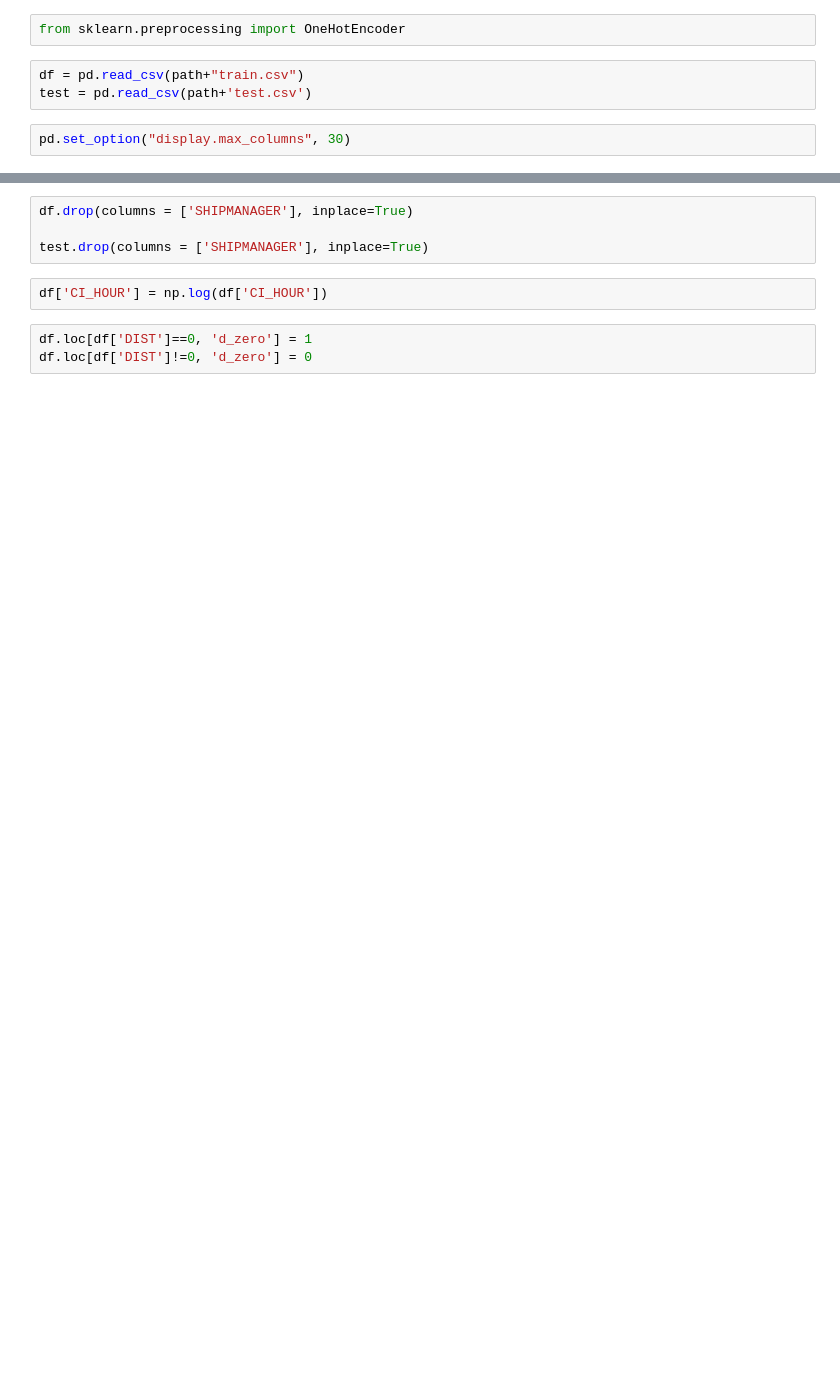
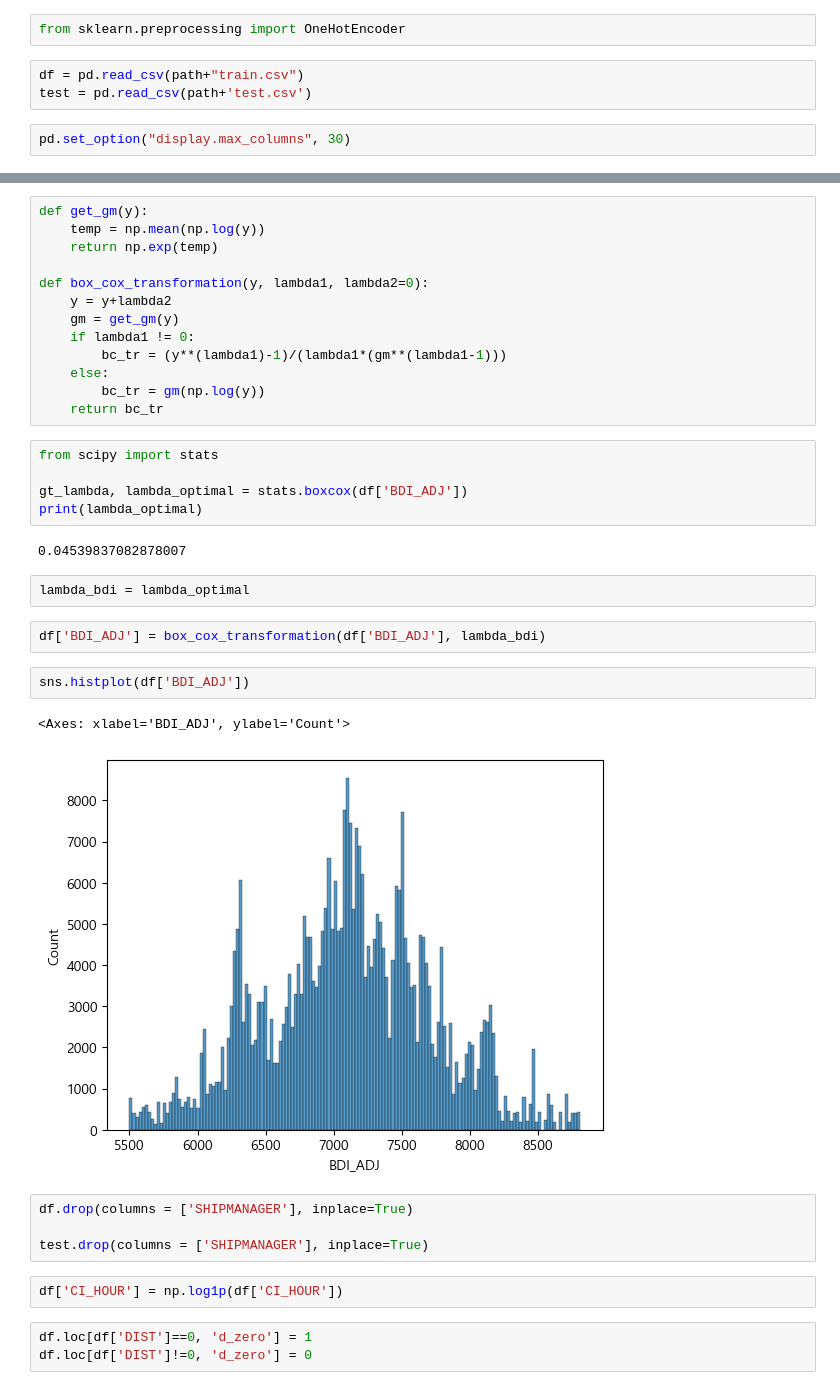
Before and after one commit to dohyeongkim97/dacon_HD, a Jupyter notebook: EDA&preprocessing/preprocessing.ipynb, the cells around one changed output, grey strips where cells are left out. Saved outputs shown, nothing was run; the diff lists cells and outputs as text; blank space fills up the shorter version.

```diff
--- a/EDA&preprocessing/preprocessing.ipynb
+++ b/EDA&preprocessing/preprocessing.ipynb
@@ -42,9 +46,38 @@ df
+# %%
+def get_gm(y):
+    temp = np.mean(np.log(y))
+    return np.exp(temp)
+
+def box_cox_transformation(y, lambda1, lambda2=0):
+    y = y+lambda2
+    gm = get_gm(y)
+    if lambda1 != 0:
+        bc_tr = (y**(lambda1)-1)/(lambda1*(gm**(lambda1-1)))
+    else:
+        bc_tr = gm(np.log(y))
+    return bc_tr
+# %%
+from scipy import stats
+
+gt_lambda, lambda_optimal = stats.boxcox(df['BDI_ADJ'])
+print(lambda_optimal)
+# %% [output]
+0.04539837082878007
+# %%
+lambda_bdi = lambda_optimal
+# %%
+df['BDI_ADJ'] = box_cox_transformation(df['BDI_ADJ'], lambda_bdi)
+# %%
+sns.histplot(df['BDI_ADJ'])
+# %% [output]
+<Axes: xlabel='BDI_ADJ', ylabel='Count'>
+[figure, added]
 # %%
 df.drop(columns = ['SHIPMANAGER'], inplace=True)
 
 test.drop(columns = ['SHIPMANAGER'], inplace=True)
 # %%
-df['CI_HOUR'] = np.log(df['CI_HOUR'])
+df['CI_HOUR'] = np.log1p(df['CI_HOUR'])
 # %%
 df.loc[df['DIST']==0, 'd_zero'] = 1
 df.loc[df['DIST']!=0, 'd_zero'] = 0
```
Also changed, not shown: parts of 128 cells of this notebook.
